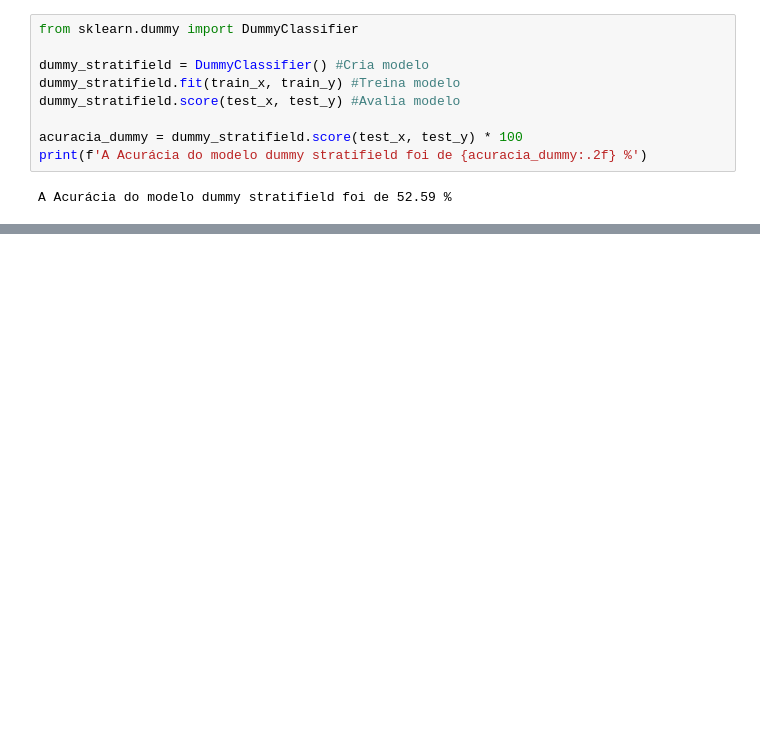
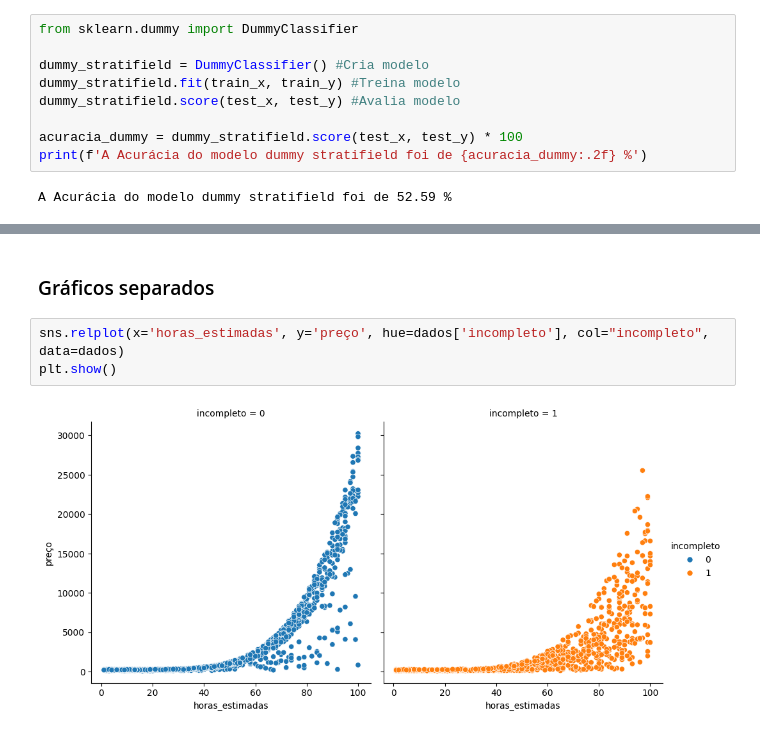
Before and after one commit to Elberth-Git/ml_finishedprojects, a Jupyter notebook: não_finaliza_site_.ipynb, the cells around one changed output, grey strips where cells are left out. Saved outputs shown, nothing was run; the diff lists cells and outputs as text; blank space fills up the shorter version.

```diff
--- a/não_finaliza_site_.ipynb
+++ b/não_finaliza_site_.ipynb
@@ -126,0 +136,7 @@ A Acurácia do modelo dummy stratifield foi de 52.59 %
+# %% [markdown]
+### Gráficos separados
+# %%
+sns.relplot(x='horas_estimadas', y='preço', hue=dados['incompleto'], col="incompleto", data=dados)
+plt.show()
+# %% [output]
+[figure, added]
```
Also changed, not shown: parts of 19 cells of this notebook.
